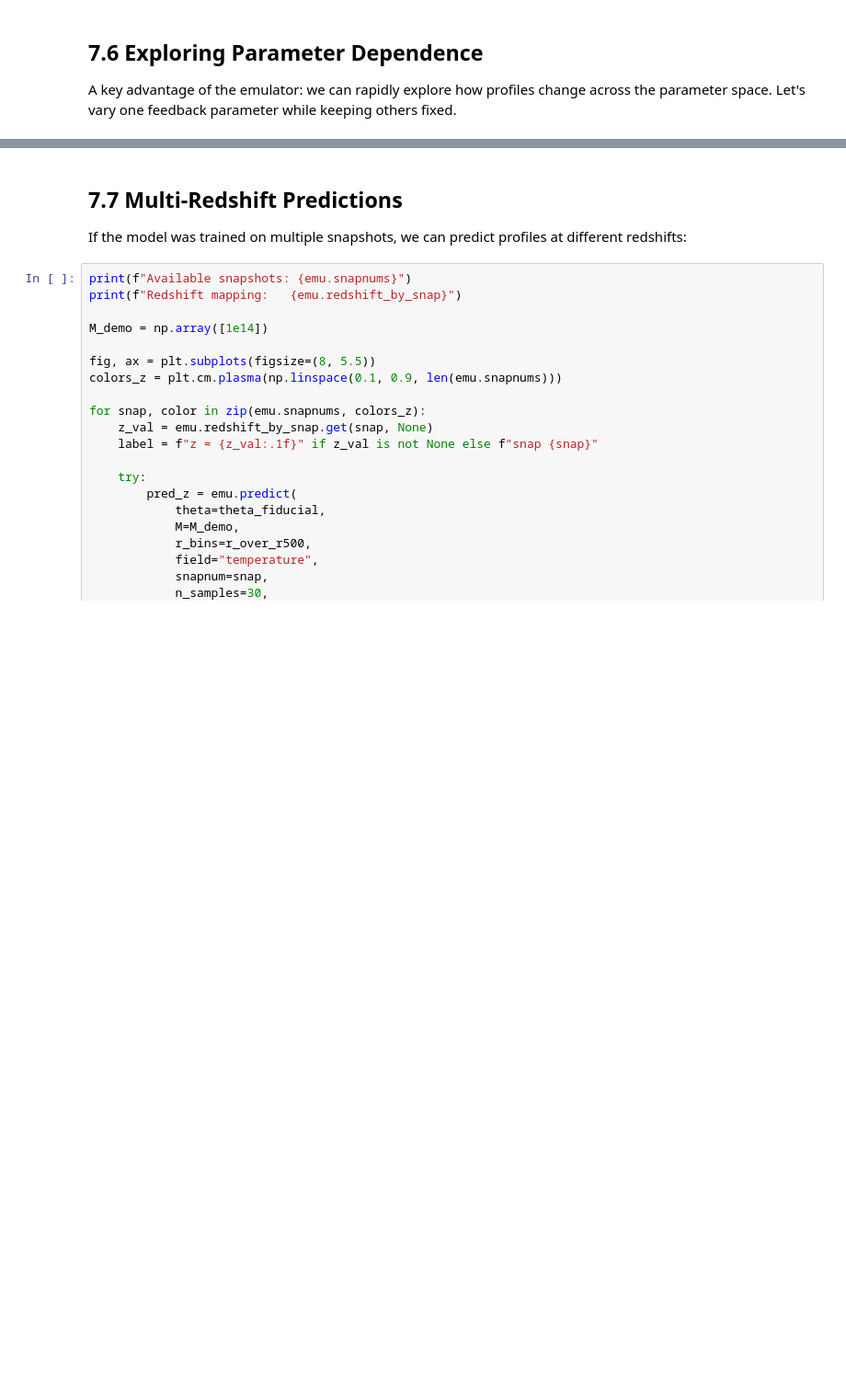
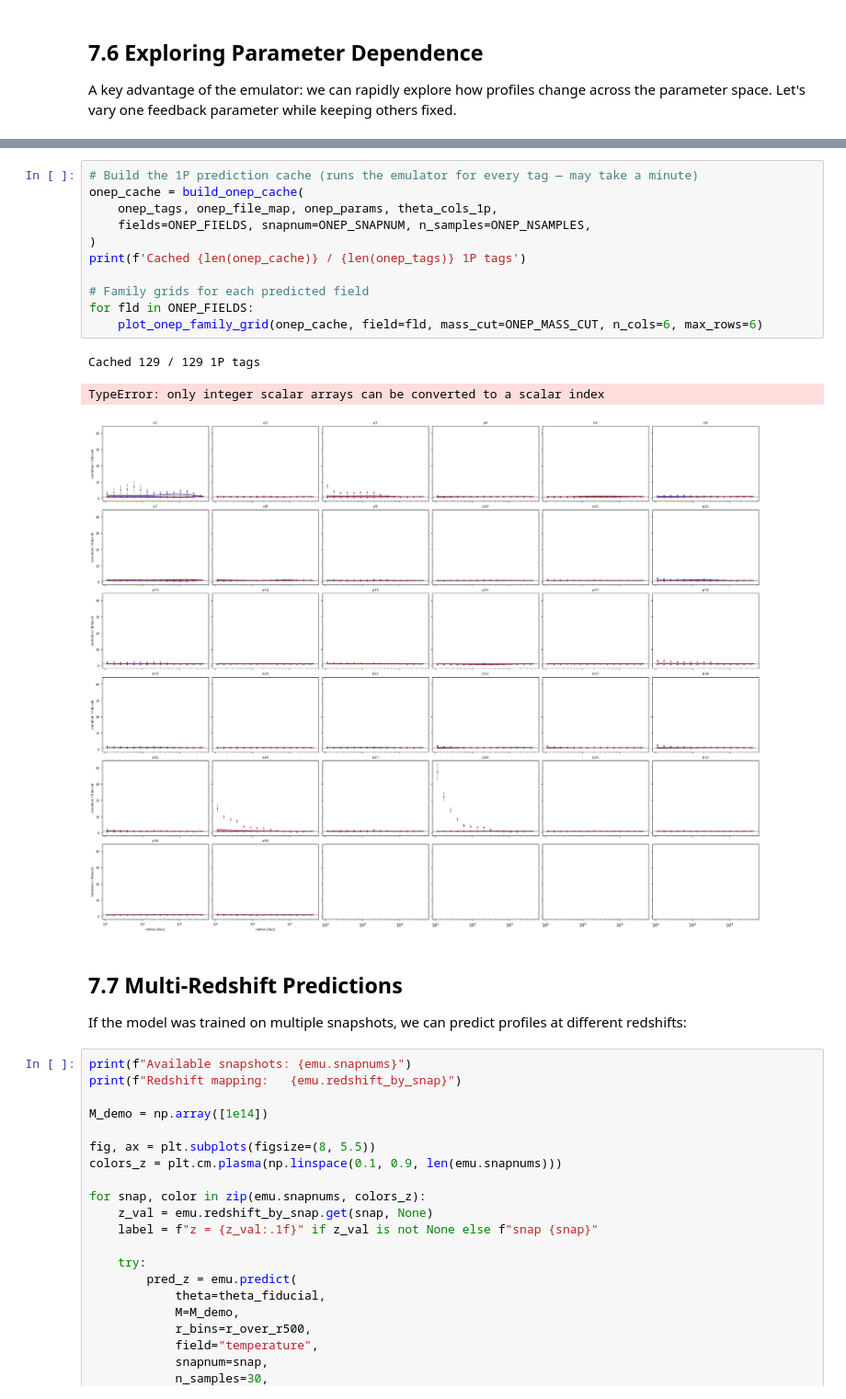
Before and after one commit to Maxelee/cosmoANP, a Jupyter notebook: notebooks/anp_emulator_tutorial.ipynb, the cells around one changed output, grey strips where cells are left out. Shown at 92% size. Drawn from its saved outputs; the diff is of its cells as text; blank space fills up the shorter version.

```diff
--- a/notebooks/anp_emulator_tutorial.ipynb
+++ b/notebooks/anp_emulator_tutorial.ipynb
@@ -600,3 +848,18 @@ plt.show()
+# %%
+# Build the 1P prediction cache (runs the emulator for every tag — may take a minute)
+onep_cache = build_onep_cache(
+    onep_tags, onep_file_map, onep_params, theta_cols_1p,
+    fields=ONEP_FIELDS, snapnum=ONEP_SNAPNUM, n_samples=ONEP_NSAMPLES,
+)
+print(f'Cached {len(onep_cache)} / {len(onep_tags)} 1P tags')
+
+# Family grids for each predicted field
+for fld in ONEP_FIELDS:
+    plot_onep_family_grid(onep_cache, field=fld, mass_cut=ONEP_MASS_CUT, n_cols=6, max_rows=6)
+# %% [output]
+Cached 129 / 129 1P tags
+TypeError: only integer scalar arrays can be converted to a scalar index
+[figure, added]
 # %% [markdown]
 ## 7.7 Multi-Redshift Predictions
 
```
Also changed, not shown: parts of 33 cells of this notebook, 2 other files.
